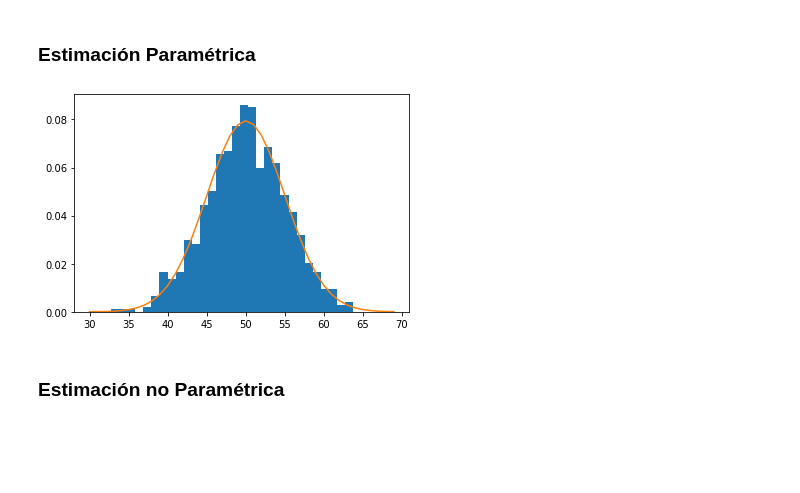
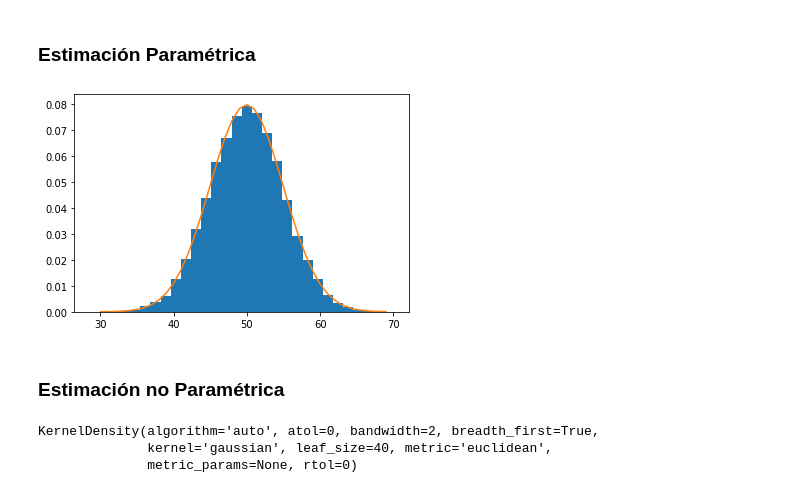
Before and after one commit to Crigerprogrammer/Calculo_DataScience, a Jupyter notebook: Estimación_densidad_probabilidad.ipynb, the cells around one changed output. Cells and saved outputs as stored; diff of their text form; code cells hidden in the pictures; blank space fills up the shorter version.

Commit message:
estimacion no parametrica

```diff
--- a/Estimación_densidad_probabilidad.ipynb
+++ b/Estimación_densidad_probabilidad.ipynb
@@ -12,16 +12,32 @@ pyplot.show()
 # %% [markdown]
 ### Estimación Paramétrica
 # %%
-sample = normal(loc=50, scale=5, size=1000) # mu = 50, sigma = 5
+sample = normal(loc=50, scale=5, size=20000) # mu = 50, sigma = 5
 mu = sample.mean()
 sigma = sample.std()
 dist = norm(mu, sigma)
 values = [value for value in range(30, 70)]
 probabilidades = [dist.pdf(value) for value in values]
 pyplot.hist(sample, bins=30, density=True)
 pyplot.plot(values, probabilidades)
 pyplot.show()
 # %% [output]
-[figure, old version]
+[figure, new version]
 # %% [markdown]
 ### Estimación no Paramétrica
+# %%
+from numpy import hstack
+from sklearn.neighbors import KernelDensity
+
+#Construimos una distribución binomial
+sample1 = normal(loc=20, scale=5, size=300)
+sample2 = normal(loc=40, scale=5, size=700)
+sample = hstack((sample1, sample2))
+
+model = KernelDensity(bandwidth=2, kernel='gaussian')
+sample = sample.reshape((len(sample), 1))
+model.fit(sample)
+# %% [output]
+KernelDensity(algorithm='auto', atol=0, bandwidth=2, breadth_first=True,
+              kernel='gaussian', leaf_size=40, metric='euclidean',
+              metric_params=None, rtol=0)
```
Also changed, not shown: parts of 1 cell of this notebook.
